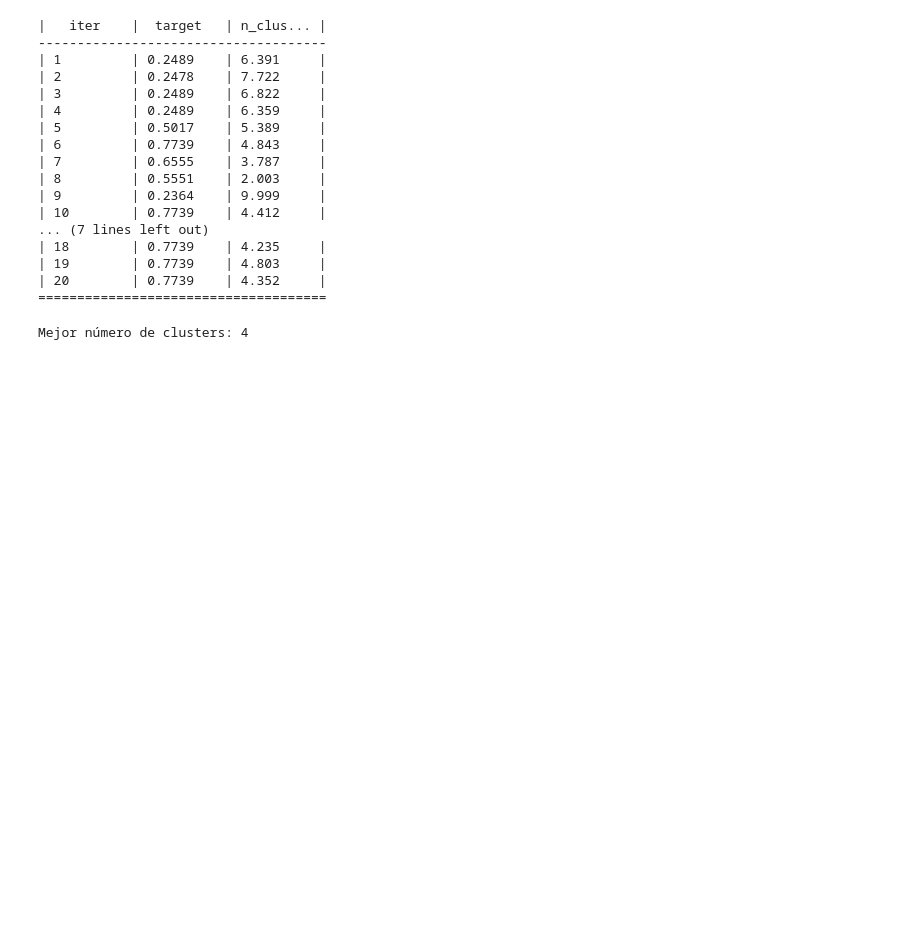
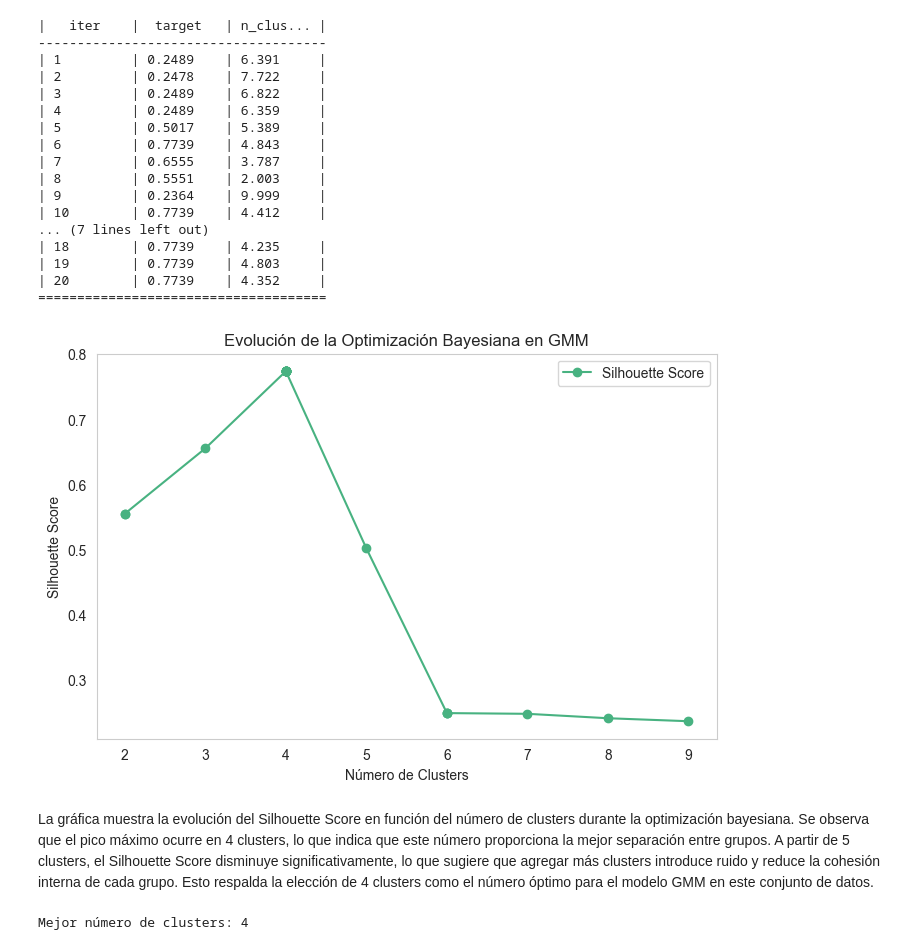
Before and after one commit to NataliaVillegasC/BI-Laboratorio2_Agrupacion, a Jupyter notebook: NataliaLab.ipynb, the cells around one changed output. Drawn from its saved outputs; the diff is of its cells as text; code cells hidden in the pictures; blank space fills up the shorter version.

```diff
--- a/NataliaLab.ipynb
+++ b/NataliaLab.ipynb
@@ -947,6 +953,27 @@ optimizer.maximize(init_points=5, n_iter=15)
 | 19        | 0.7739    | 4.803     |
 | 20        | 0.7739    | 4.352     |
 =====================================
+# %%
+
+x = [int(res["params"]["n_clusters"]) for res in optimizer.res]
+y = [res["target"] for res in optimizer.res]
+
+
+x_sorted, y_sorted = zip(*sorted(zip(x, y)))
+
+
+plt.figure(figsize=(8, 5))
+plt.plot(x_sorted, y_sorted, marker='o', linestyle='-', color='#48b281', label='Silhouette Score')
+plt.xlabel("Número de Clusters")
+plt.ylabel("Silhouette Score")
+plt.title("Evolución de la Optimización Bayesiana en GMM")
+plt.legend()
+plt.grid()
+plt.show()
+# %% [output]
+[figure, added]
+# %% [markdown]
+La gráfica muestra la evolución del Silhouette Score en función del número de clusters durante la optimización bayesiana. Se observa que el pico máximo ocurre en 4 clusters, lo que indica que este número proporciona la mejor separación entre grupos. A partir de 5 clusters, el Silhouette Score disminuye significativamente, lo que sugiere que agregar más clusters introduce ruido y reduce la cohesión interna de cada grupo. Esto respalda la elección de 4 clusters como el número óptimo para el modelo GMM en este conjunto de datos.
 # %%
 best_n_clusters = int(optimizer.max["params"]["n_clusters"])
 print(f"Mejor número de clusters: {best_n_clusters}")
```
Also changed, not shown: parts of 11 cells of this notebook.
